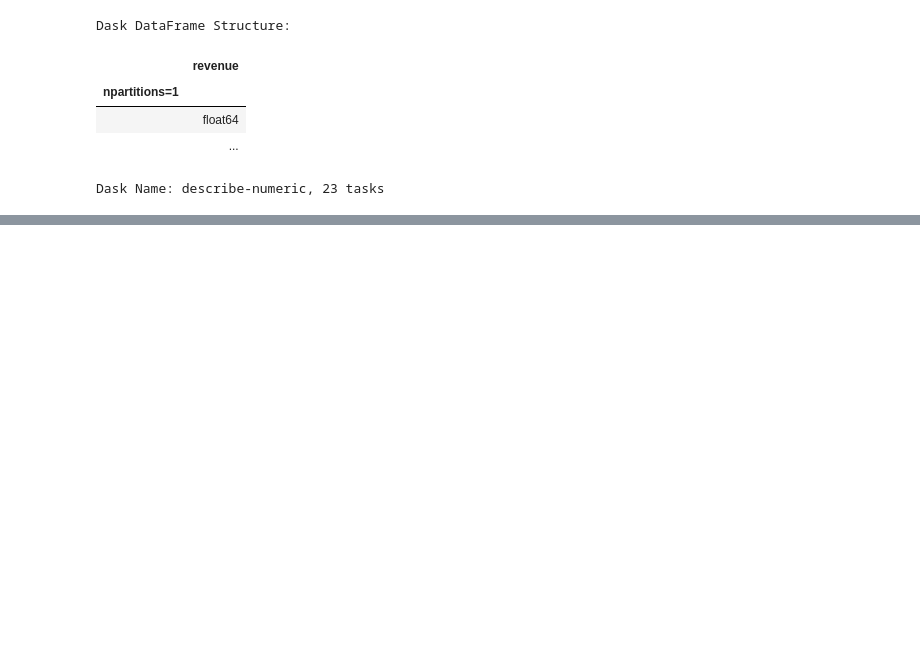
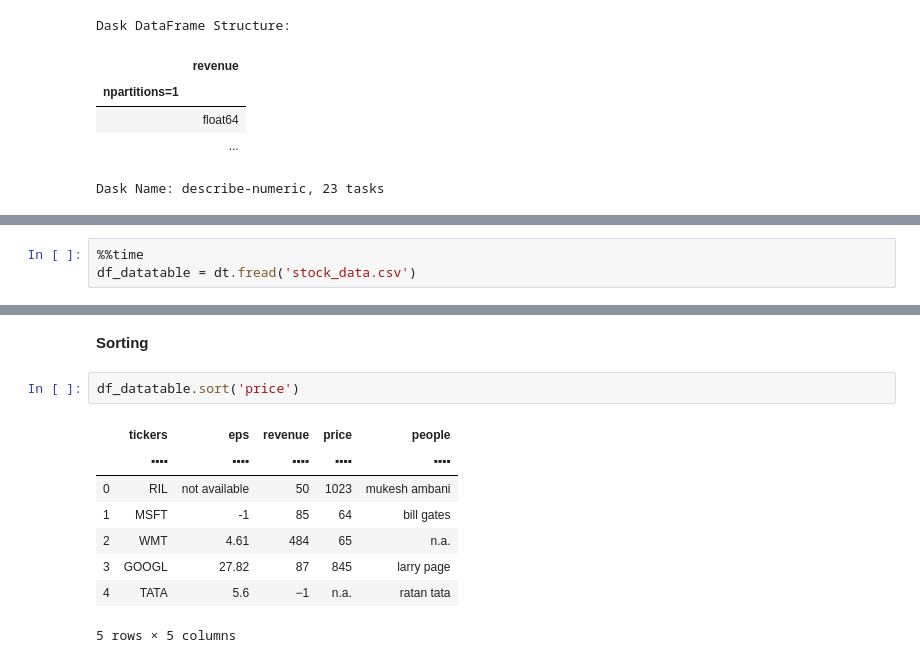
Before and after one commit to hnouraei/Notebooks, a Jupyter notebook: Working_with_large_dataset.ipynb, the cells around one changed output, grey strips where cells are left out. Drawn from its saved outputs; the diff is of its cells as text; blank space fills up the shorter version.

```diff
--- a/Working_with_large_dataset.ipynb
+++ b/Working_with_large_dataset.ipynb
@@ -166,0 +251,3 @@ Collecting ipyvuetify<2,>=1.2.2
+# %%
+%%time
+df_datatable = dt.fread('stock_data.csv')
@@ -166,0 +278,13 @@ Collecting ipyvuetify<2,>=1.2.2
+# %% [markdown]
+**Sorting**
+# %%
+df_datatable.sort('price')
+# %% [output]
+|  | tickers | eps | revenue | price | people |
+|  | ▪▪▪▪ | ▪▪▪▪ | ▪▪▪▪ | ▪▪▪▪ | ▪▪▪▪ |
+| 0 | RIL | not available | 50 | 1023 | mukesh ambani |
+| 1 | MSFT | -1 | 85 | 64 | bill gates |
+| 2 | WMT | 4.61 | 484 | 65 | n.a. |
+| 3 | GOOGL | 27.82 | 87 | 845 | larry page |
+| 4 | TATA | 5.6 | −1 | n.a. | ratan tata |
+5 rows × 5 columns
```
Also changed, not shown: parts of 18 cells of this notebook.
